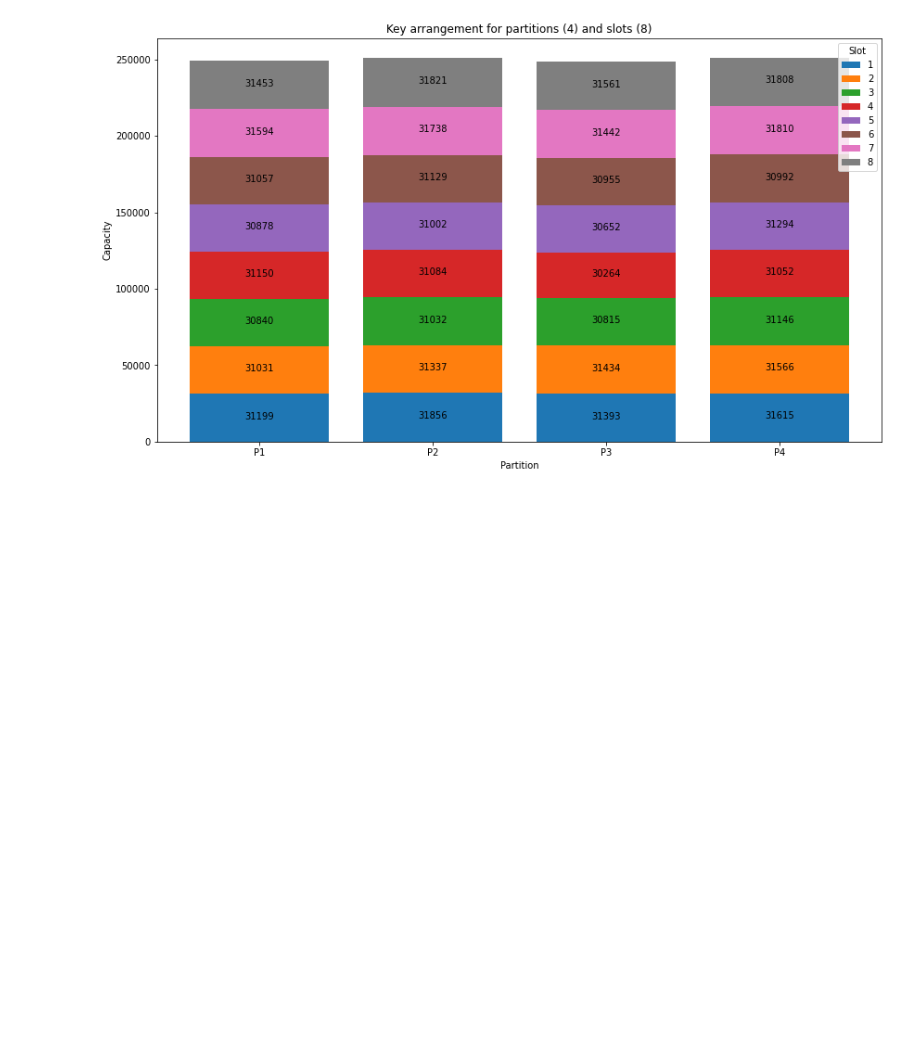
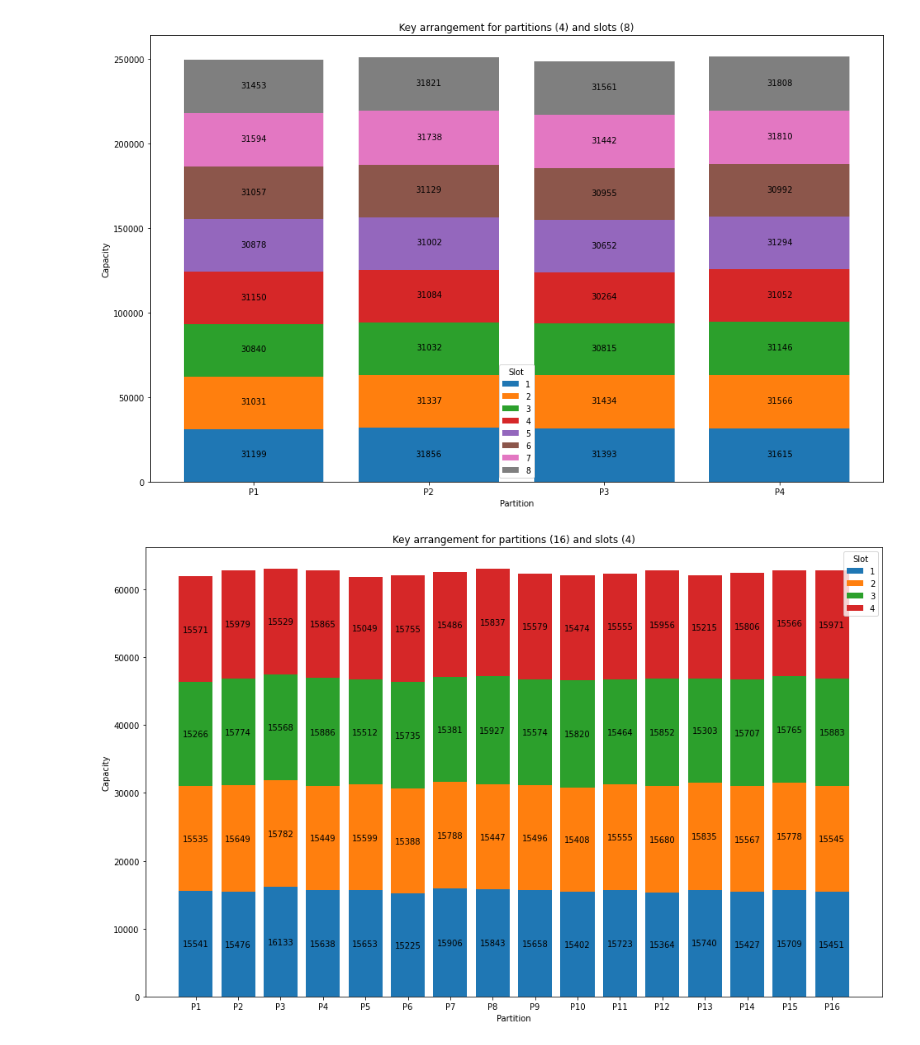
Before and after one commit to damianzim/kkvhash, a Jupyter notebook: ipynb/key_arrangement.ipynb, the cells around one changed output. Cells and saved outputs as stored; diff of their text form; code cells hidden in the pictures; blank space fills up the shorter version.

Commit message:
Make key arrangement object-oriented

```diff
--- a/ipynb/key_arrangement.ipynb
+++ b/ipynb/key_arrangement.ipynb
@@ -22,33 +12,0 @@ for hash in hashes:
-# %%
-import matplotlib
-from matplotlib import pyplot as plt
-plt.rcParams['figure.figsize'] = [14, 8]
-
-fig, ax = plt.subplots()
-
-labels = [f"P{i+1}" for i in range(partitions)]
-margins = [0]*partitions
-
-partitions_result = tuple(results[i*slots:i*slots+slots] for i in range(partitions))
-slots_result = tuple(zip(*partitions_result))
-
-for i, slots_data in enumerate(slots_result):
-    slot_row = ax.bar(labels, slots_data, label=i+1, bottom=margins)
-    for index, rect in enumerate(slot_row):
-        ax.text(
-            rect.get_x() + rect.get_width()/2.,
-            slots_data[index]/2 - (100*slots) + margins[index],
-            f"{slots_data[index]}",
-            ha='center',
-        )
-
-    margins = list(map(lambda x, y: x + y, margins, slots_result[i]))
-
-ax.set_xlabel('Partition')
-ax.set_ylabel('Capacity')
-ax.legend(title='Slot')
-plt.title(f"Key arrangement for partitions ({partitions}) and slots ({slots})")
-
-plt.show()
-# %% [output]
-[figure, removed]
@@ -54,0 +111,11 @@ plt.show()
+# %%
+arrangementKeyTest = KeyArrangement(hashes)
+
+arrangementKeyTest.partitions, arrangementKeyTest.slots = (4, 8)
+arrangementKeyTest.show()
+
+arrangementKeyTest.partitions, arrangementKeyTest.slots = (16, 4)
+arrangementKeyTest.show()
+# %% [output]
+[figure, added]
+[figure, added]
```
Also changed, not shown: parts of 2 cells of this notebook.
